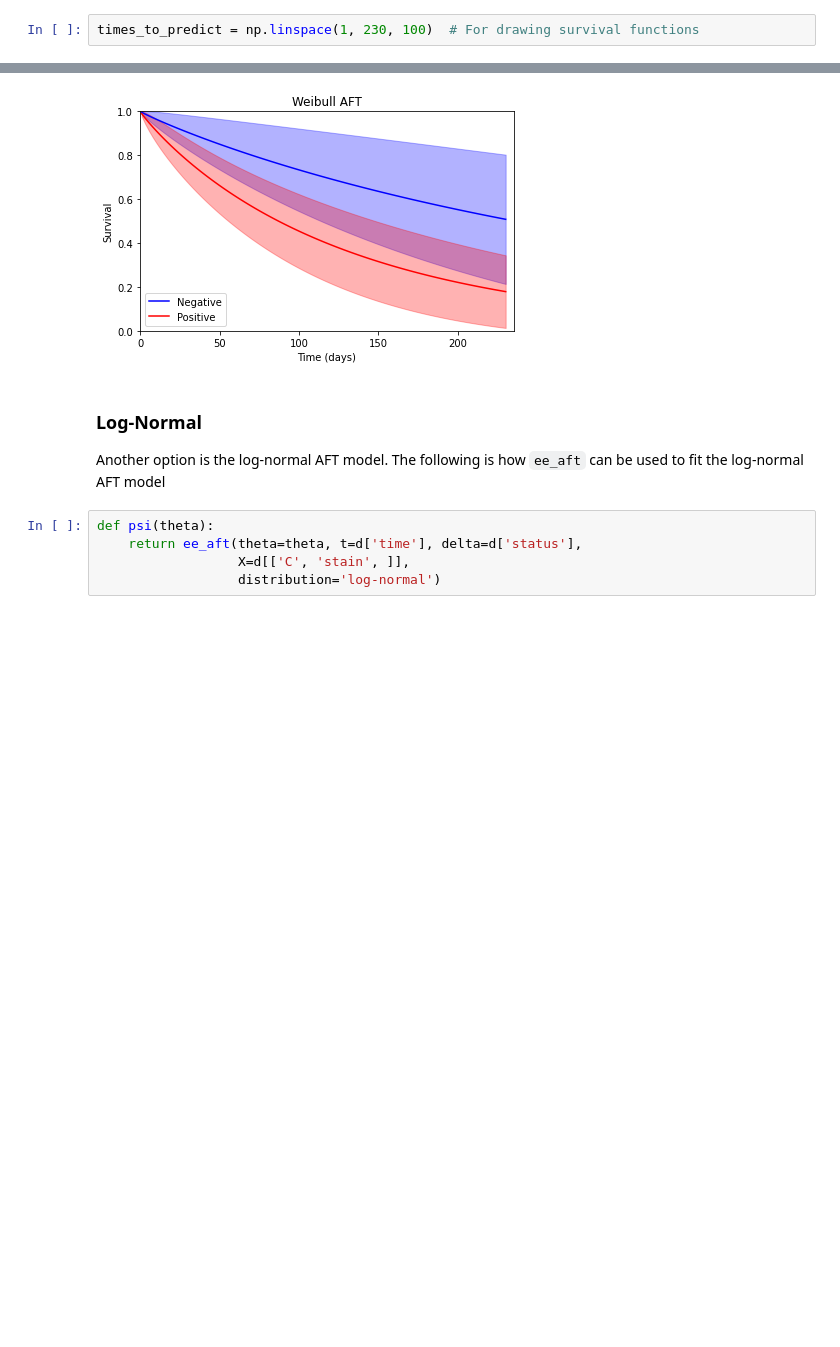
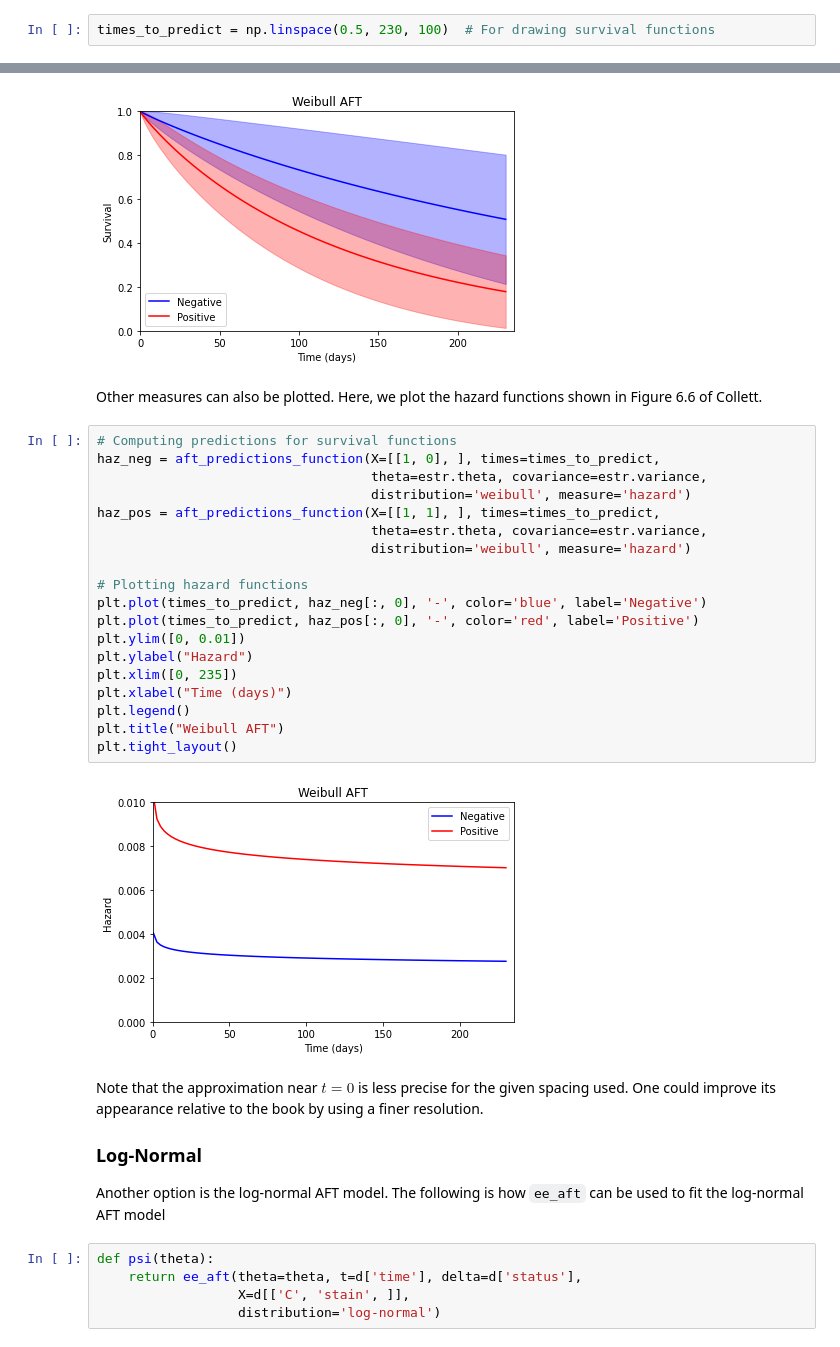
Before and after one commit to pzivich/Delicatessen, a Jupyter notebook: docs/Examples/Collett-Survival.ipynb, the cells around one changed output, grey strips where cells are left out. Drawn from its saved outputs; the diff is of its cells as text; blank space fills up the shorter version.

Commit message:
Improving Collett ex

```diff
--- a/docs/Examples/Collett-Survival.ipynb
+++ b/docs/Examples/Collett-Survival.ipynb
@@ -30,7 +30,7 @@ Delicatessen version: 3.1
 # %% [markdown]
 Here, data on the survival times of 45 women with breast cancer in Middlesex Hospital July 1987 (Table 1.2) is used. Information was collected on whether tumors were positively or negatively stained with HPA. This will be the only covariate included in the analysis.
 # %%
-times_to_predict = np.linspace(1, 230, 100)  # For drawing survival functions
+times_to_predict = np.linspace(0.5, 230, 100)  # For drawing survival functions
 # %%
 d = pd.read_csv("data/breast_cancer.dat", sep='\s+')
 d['stain'] = d['stain'] - 1
@@ -182,7 +194,32 @@ plt.title("Weibull AFT")
 plt.tight_layout()
 # %% [output]
 [figure]
+# %% [markdown]
+Other measures can also be plotted. Here, we plot the hazard functions shown in Figure 6.6 of Collett.
+# %%
+# Computing predictions for survival functions
+haz_neg = aft_predictions_function(X=[[1, 0], ], times=times_to_predict,
+                                   theta=estr.theta, covariance=estr.variance,
+                                   distribution='weibull', measure='hazard')
+haz_pos = aft_predictions_function(X=[[1, 1], ], times=times_to_predict,
+                                   theta=estr.theta, covariance=estr.variance,
+                                   distribution='weibull', measure='hazard')
+
+# Plotting hazard functions
+plt.plot(times_to_predict, haz_neg[:, 0], '-', color='blue', label='Negative')
+plt.plot(times_to_predict, haz_pos[:, 0], '-', color='red', label='Positive')
+plt.ylim([0, 0.01])
+plt.ylabel("Hazard")
+plt.xlim([0, 235])
+plt.xlabel("Time (days)")
+plt.legend()
+plt.title("Weibull AFT")
+plt.tight_layout()
+# %% [output]
+[figure, added]
 # %% [markdown]
+Note that the approximation near $t=0$ is less precise for the given spacing used. One could improve its appearance relative to the book by using a finer resolution.
+
 ### Log-Normal
 
 Another option is the log-normal AFT model. The following is how `ee_aft` can be used to fit the log-normal AFT model
```
Also changed, not shown: parts of 3 cells of this notebook.
